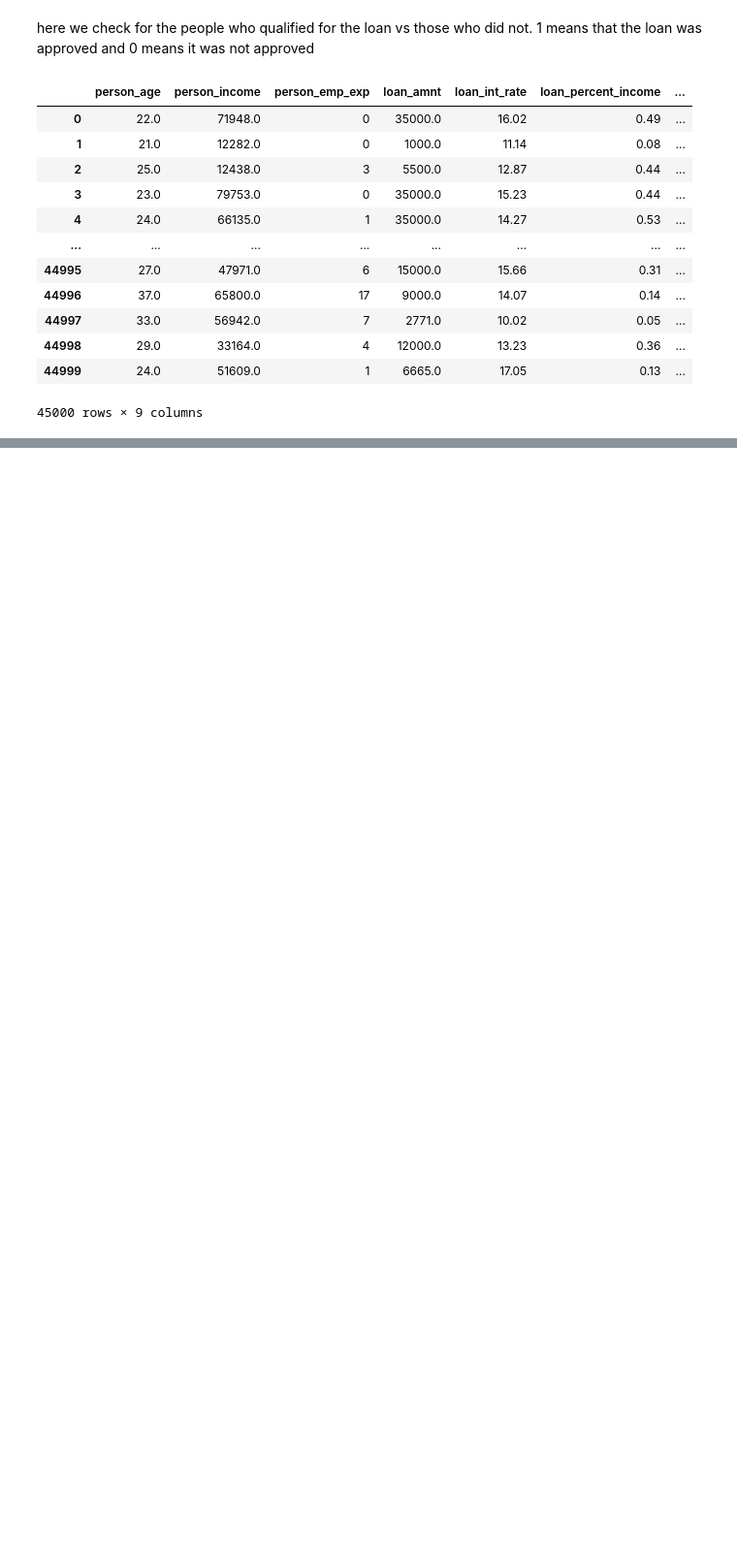
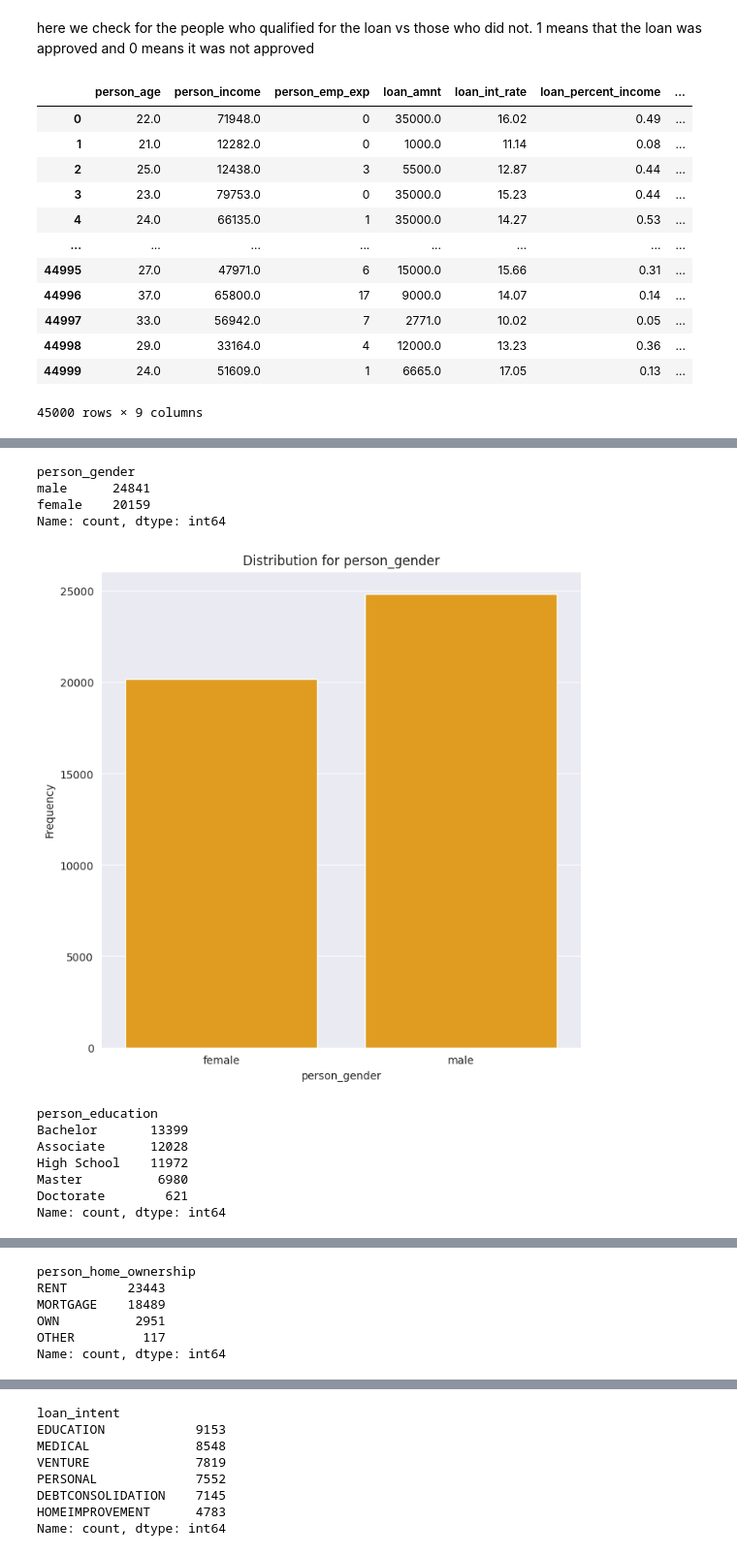
Before and after one commit to mwangikelvin201/Loan_approval-classification-, a Jupyter notebook: classifiaction.ipynb, the cells around one changed output, grey strips where cells are left out. Shown at 97% size. Saved outputs shown, nothing was run; the diff lists cells and outputs as text; code cells hidden in the pictures; blank space fills up the shorter version.

```diff
--- a/classifiaction.ipynb
+++ b/classifiaction.ipynb
@@ -243,0 +269,4 @@ for col in cols:
+# %%
+# Frst select the categorical variables
+categorical_variables = df.select_dtypes(include = [object])
+categorical_variables
@@ -243,0 +287,17 @@ for col in cols:
+# %%
+#check the value count and visualize the categorical_columns to check their distribution
+for column in categorical_variables:
+    plot_category_distribution(df, column, f'Distribution for {column}', f'{column}','Frequency')
+# %% [output]
+person_gender
+male      24841
+female    20159
+Name: count, dtype: int64
+[figure, added]
+person_education
+Bachelor       13399
+Associate      12028
+High School    11972
+Master          6980
+Doctorate        621
+Name: count, dtype: int64
@@ -243,0 +305,6 @@ for col in cols:
+person_home_ownership
+RENT        23443
+MORTGAGE    18489
+OWN          2951
+OTHER         117
+Name: count, dtype: int64
@@ -243,0 +312,8 @@ for col in cols:
+loan_intent
+EDUCATION            9153
+MEDICAL              8548
+VENTURE              7819
+PERSONAL             7552
+DEBTCONSOLIDATION    7145
+HOMEIMPROVEMENT      4783
+Name: count, dtype: int64
```
Also changed, not shown: parts of 11 cells of this notebook.
